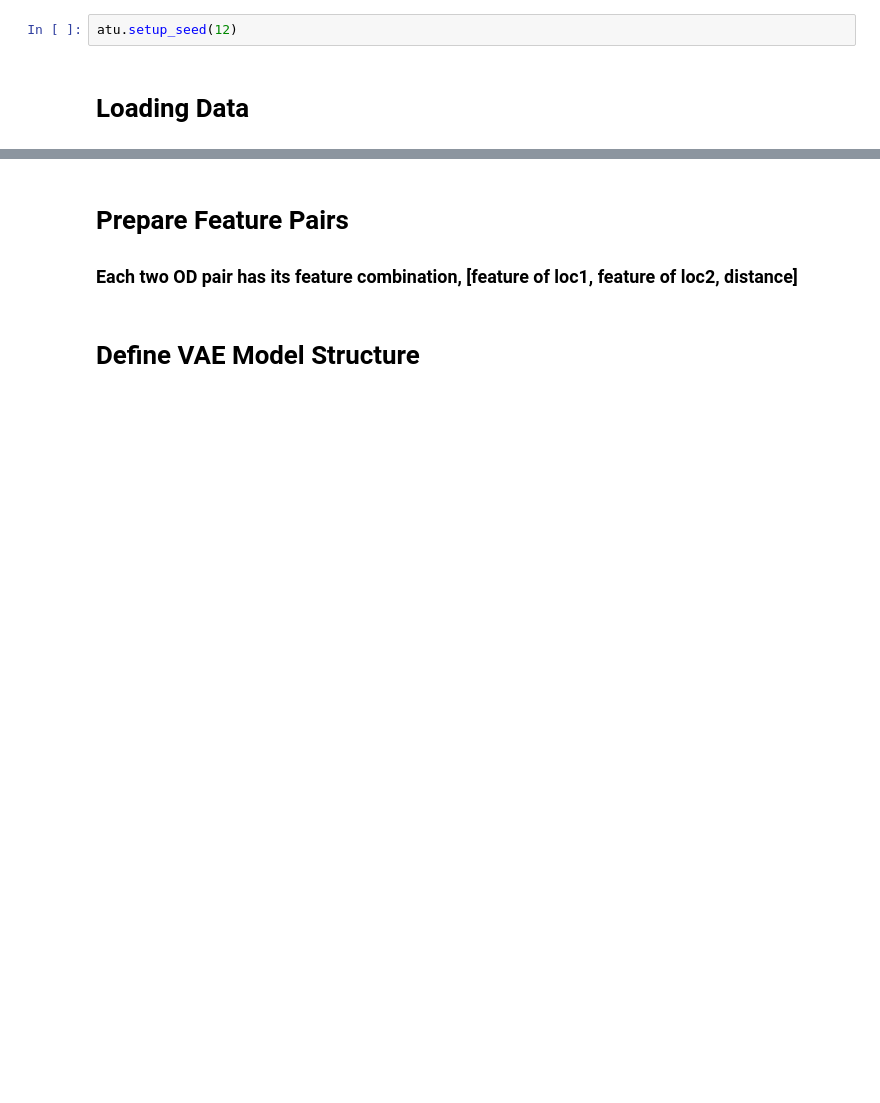
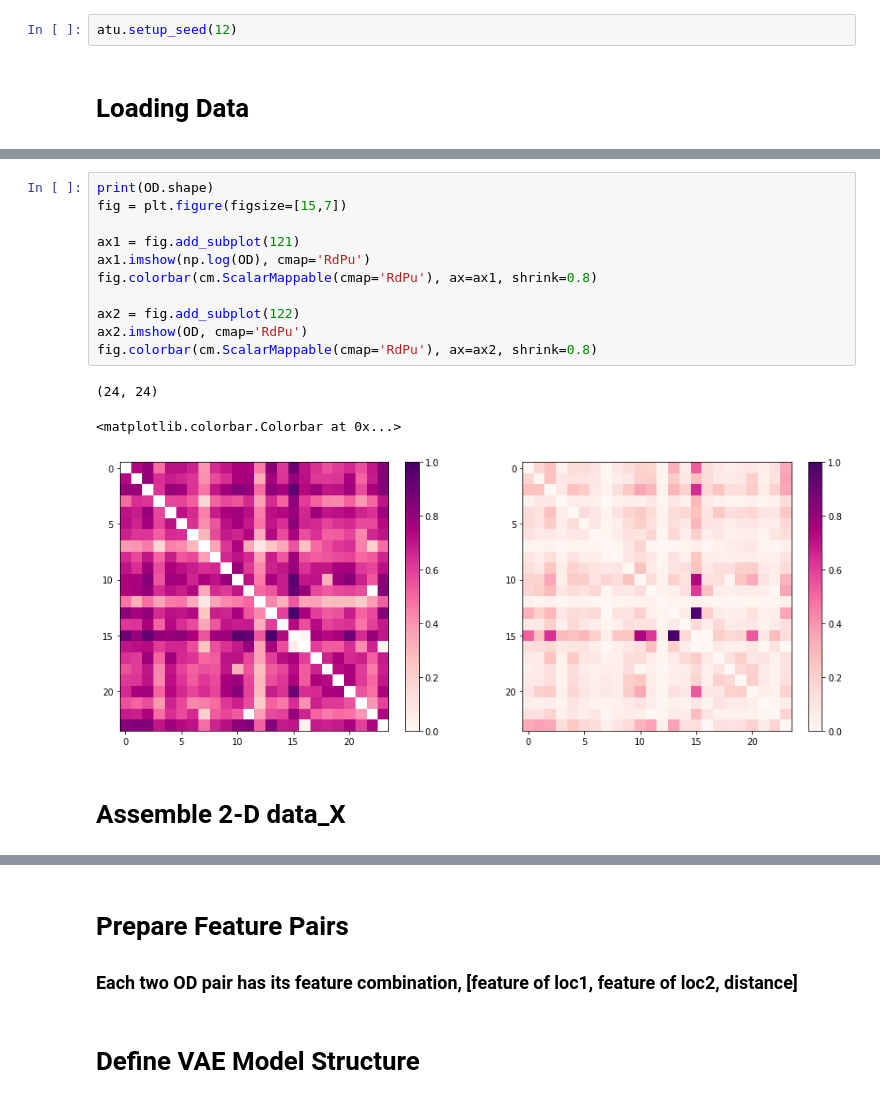
Before and after one commit to khzhang2/Air_Traffic, a Jupyter notebook: Model - VAE.ipynb, the cells around one changed output, grey strips where cells are left out. Cells and saved outputs as stored; diff of their text form; blank space fills up the shorter version.

```diff
--- a/Model - VAE.ipynb
+++ b/Model - VAE.ipynb
@@ -32,0 +77,17 @@ plt.imshow(OD)
+# %%
+print(OD.shape)
+fig = plt.figure(figsize=[15,7])
+
+ax1 = fig.add_subplot(121)
+ax1.imshow(np.log(OD), cmap='RdPu')
+fig.colorbar(cm.ScalarMappable(cmap='RdPu'), ax=ax1, shrink=0.8)
+
+ax2 = fig.add_subplot(122)
+ax2.imshow(OD, cmap='RdPu')
+fig.colorbar(cm.ScalarMappable(cmap='RdPu'), ax=ax2, shrink=0.8)
+# %% [output]
+(24, 24)
+<matplotlib.colorbar.Colorbar at 0x...>
+[figure, added]
+# %% [markdown]
+# Assemble 2-D data_X
```
Also changed, not shown: parts of 11 cells of this notebook.
